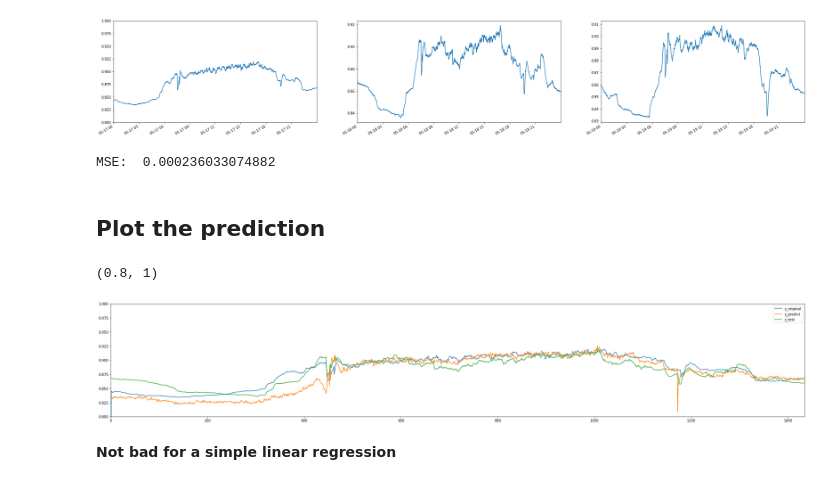
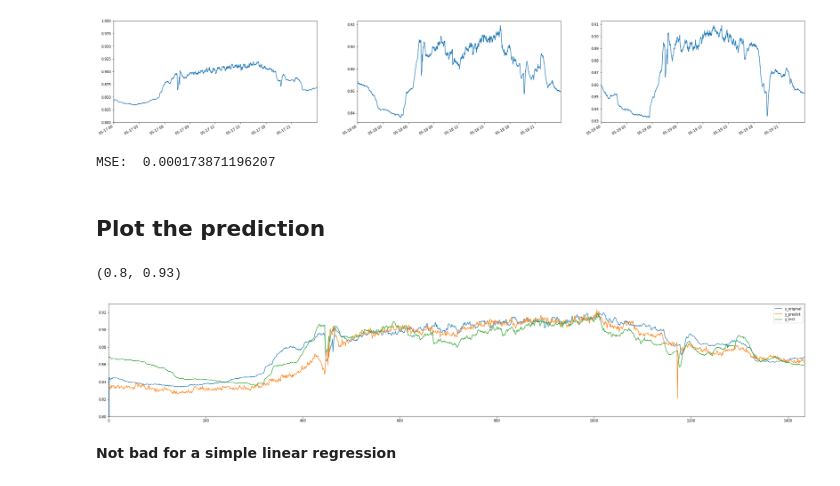
Before and after one commit to MiachelGu/chiller-plants, a Jupyter notebook: notebooks/3. Simple Regression - Insead.ipynb, the cells around one changed output. Drawn from its saved outputs; the diff is of its cells as text; code cells hidden in the pictures.

```diff
--- a/notebooks/3. Simple Regression - Insead.ipynb
+++ b/notebooks/3. Simple Regression - Insead.ipynb
@@ -108,9 +108,10 @@ data = pd.DataFrame(data, columns=columns, index=index)
 ## Training the regression models
 # %%
 # preparing some extra features.
-data["cwshdr_sqr"] = data.cwshdr.aply(lambda x: x ** 2)
 data["hour"] = data.index.hour
 data["minute"] = data.index.minute
+data["minute_sqr"] = data.index.minute ** 2
+data["hour_sqr"] = data.index.hour ** 2
 
 # take the sample we're interested in.
 train = data["2017-05-17":"2017-05-17"]
@@ -118,7 +119,7 @@ test = data["2017-05-18":"2017-05-18"]
 validate = data["2017-05-19":"2017-05-19"]
 
 # consider the target and features for training
-features = ["loadsys", "drybulb", "ct1kw", "ct2akw", "rh", "hour", "minute"]
+features = ["loadsys", "drybulb", "ct1kw", "ct2akw", "rh", "hour", "minute", "minute_sqr", "hour_sqr"]
 target = "cwshdr"
 # %%
 # let's see how the train, test and validation samples of cwshdr
@@ -143,16 +144,16 @@ y_test = test[target].values
 mse = metrics.mean_squared_error(y_test, y_predict)
 print("MSE: ", mse)
 # %% [output]
-MSE:  0.000236033074882
+MSE:  0.000173871196207
 # %% [markdown]
 ## Plot the prediction
 # %%
 df_plot = pd.DataFrame({"y_test": y_test, "y_predict": y_predict, "y_original": train[target].values})
 fig, ax = plt.subplots(1, 1, figsize=(36,6))
 df_plot.plot(ax=ax)
-ax.set_ylim(0.8, 1)
+ax.set_ylim(0.8, 0.93)
 # %% [output]
-(0.8, 1)
+(0.8, 0.93)
-[figure, old version]
+[figure, new version]
 # %% [markdown]
 **Not bad for a simple linear regression**
```
